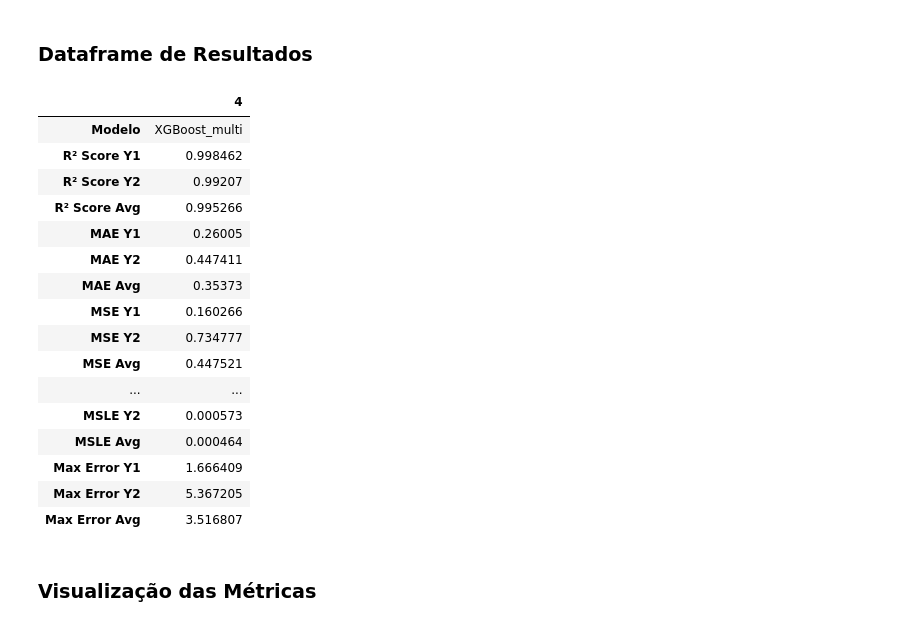
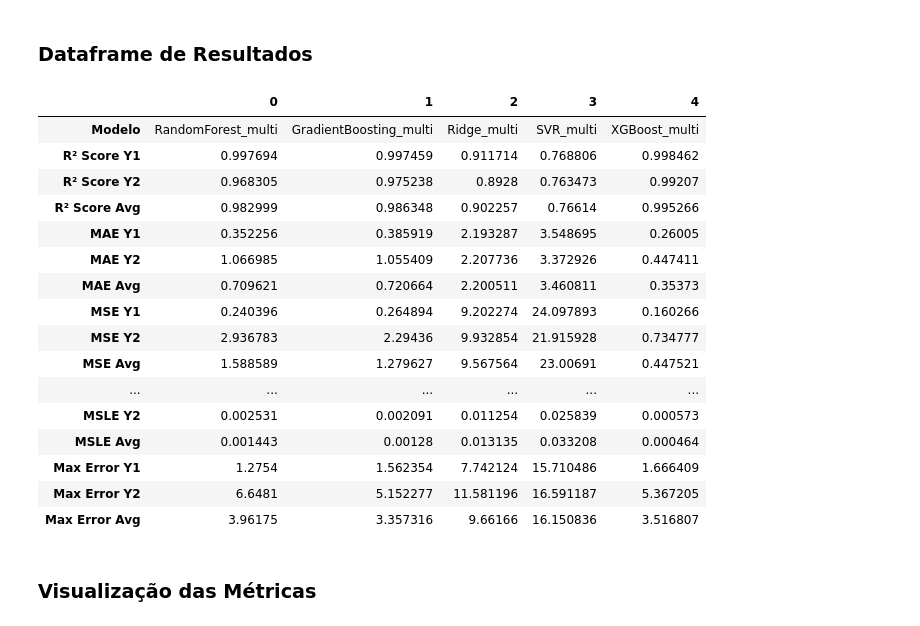
Before and after one commit to RicardoBassi/CASE-ML-2025, a Jupyter notebook: Notebooks-Testes/Pipeline-PCA-features.ipynb, the cells around one changed output. Drawn from its saved outputs; the diff is of its cells as text; code cells hidden in the pictures.

Commit message:
Corrigindo dataframes Incompletos de Métricas

```diff
--- a/Notebooks-Testes/Pipeline-PCA-features.ipynb
+++ b/Notebooks-Testes/Pipeline-PCA-features.ipynb
@@ -183,25 +183,25 @@ df_metrics = pd.DataFrame(multi_results)
 # %% [markdown]
 ### Dataframe de Resultados
 # %%
-df_metrics.T[[4]]
+df_metrics.T
 # %% [output]
-|  | 4 |
-| Modelo | XGBoost_multi |
-| R² Score Y1 | 0.998462 |
-| R² Score Y2 | 0.99207 |
-| R² Score Avg | 0.995266 |
-| MAE Y1 | 0.26005 |
-| MAE Y2 | 0.447411 |
-| MAE Avg | 0.35373 |
-| MSE Y1 | 0.160266 |
-| MSE Y2 | 0.734777 |
-| MSE Avg | 0.447521 |
-| ... | ... |
-| MSLE Y2 | 0.000573 |
-| MSLE Avg | 0.000464 |
-| Max Error Y1 | 1.666409 |
-| Max Error Y2 | 5.367205 |
-| Max Error Avg | 3.516807 |
+|  | 0 | 1 | 2 | 3 | 4 |
+| Modelo | RandomForest_multi | GradientBoosting_multi | Ridge_multi | SVR_multi | XGBoost_multi |
+| R² Score Y1 | 0.997694 | 0.997459 | 0.911714 | 0.768806 | 0.998462 |
+| R² Score Y2 | 0.968305 | 0.975238 | 0.8928 | 0.763473 | 0.99207 |
+| R² Score Avg | 0.982999 | 0.986348 | 0.902257 | 0.76614 | 0.995266 |
+| MAE Y1 | 0.352256 | 0.385919 | 2.193287 | 3.548695 | 0.26005 |
+| MAE Y2 | 1.066985 | 1.055409 | 2.207736 | 3.372926 | 0.447411 |
+| MAE Avg | 0.709621 | 0.720664 | 2.200511 | 3.460811 | 0.35373 |
+| MSE Y1 | 0.240396 | 0.264894 | 9.202274 | 24.097893 | 0.160266 |
+| MSE Y2 | 2.936783 | 2.29436 | 9.932854 | 21.915928 | 0.734777 |
+| MSE Avg | 1.588589 | 1.279627 | 9.567564 | 23.00691 | 0.447521 |
+| ... | ... | ... | ... | ... | ... |
+| MSLE Y2 | 0.002531 | 0.002091 | 0.011254 | 0.025839 | 0.000573 |
+| MSLE Avg | 0.001443 | 0.00128 | 0.013135 | 0.033208 | 0.000464 |
+| Max Error Y1 | 1.2754 | 1.562354 | 7.742124 | 15.710486 | 1.666409 |
+| Max Error Y2 | 6.6481 | 5.152277 | 11.581196 | 16.591187 | 5.367205 |
+| Max Error Avg | 3.96175 | 3.357316 | 9.66166 | 16.150836 | 3.516807 |
 # %% [markdown]
 ### Visualização das Métricas
 # %%
```
Also changed, not shown: 1 other file.
